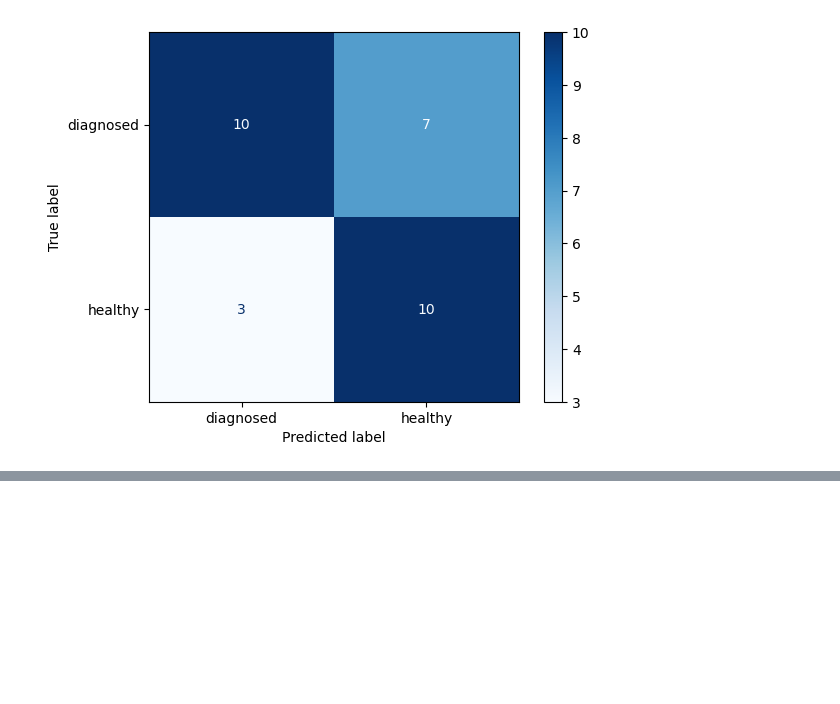
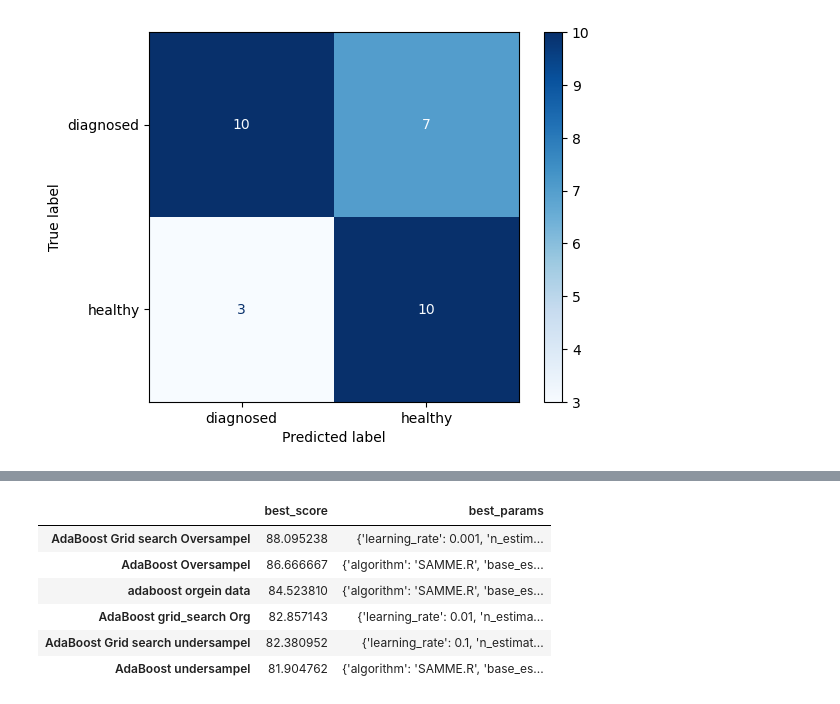
Before and after one commit to shaaleissa/colon_predictions, a Jupyter notebook: AdaBoost_model.ipynb, the cells around one changed output, grey strips where cells are left out. Saved outputs shown, nothing was run; the diff lists cells and outputs as text; code cells hidden in the pictures; blank space fills up the shorter version.

```diff
--- a/AdaBoost_model.ipynb
+++ b/AdaBoost_model.ipynb
@@ -10,6 +10,14 @@ from collections import Counter
 from imblearn.under_sampling import RandomUnderSampler
 import numpy as np
 from sklearn.model_selection import cross_val_score
+# %%
+best_models={}
+def best_model(model,main_score,params):
+    best_models[model]={
+            'best_score':main_score,
+            'best_params':params
+        }
+    return best_models
 # %%
 df = pd.read_csv('Data/colon-dataset-processed.csv')
 df
@@ -467,0 +467,14 @@ weighted avg       0.88      0.87      0.87        30
+# %%
+import pandas as pd
+
+df = pd.DataFrame.from_dict(best_models, orient='index')
+df= df.sort_values(by=['best_score'],ascending=False)
+df
+# %% [output]
+|  | best_score | best_params |
+| AdaBoost Grid search Oversampel | 88.095238 | {'learning_rate': 0.001, 'n_estim... |
+| AdaBoost Oversampel | 86.666667 | {'algorithm': 'SAMME.R', 'base_es... |
+| adaboost orgein data | 84.523810 | {'algorithm': 'SAMME.R', 'base_es... |
+| AdaBoost grid_search Org | 82.857143 | {'learning_rate': 0.01, 'n_estima... |
+| AdaBoost Grid search undersampel | 82.380952 | {'learning_rate': 0.1, 'n_estimat... |
+| AdaBoost undersampel | 81.904762 | {'algorithm': 'SAMME.R', 'base_es... |
```
Also changed, not shown: parts of 31 cells of this notebook, 2 other files.
